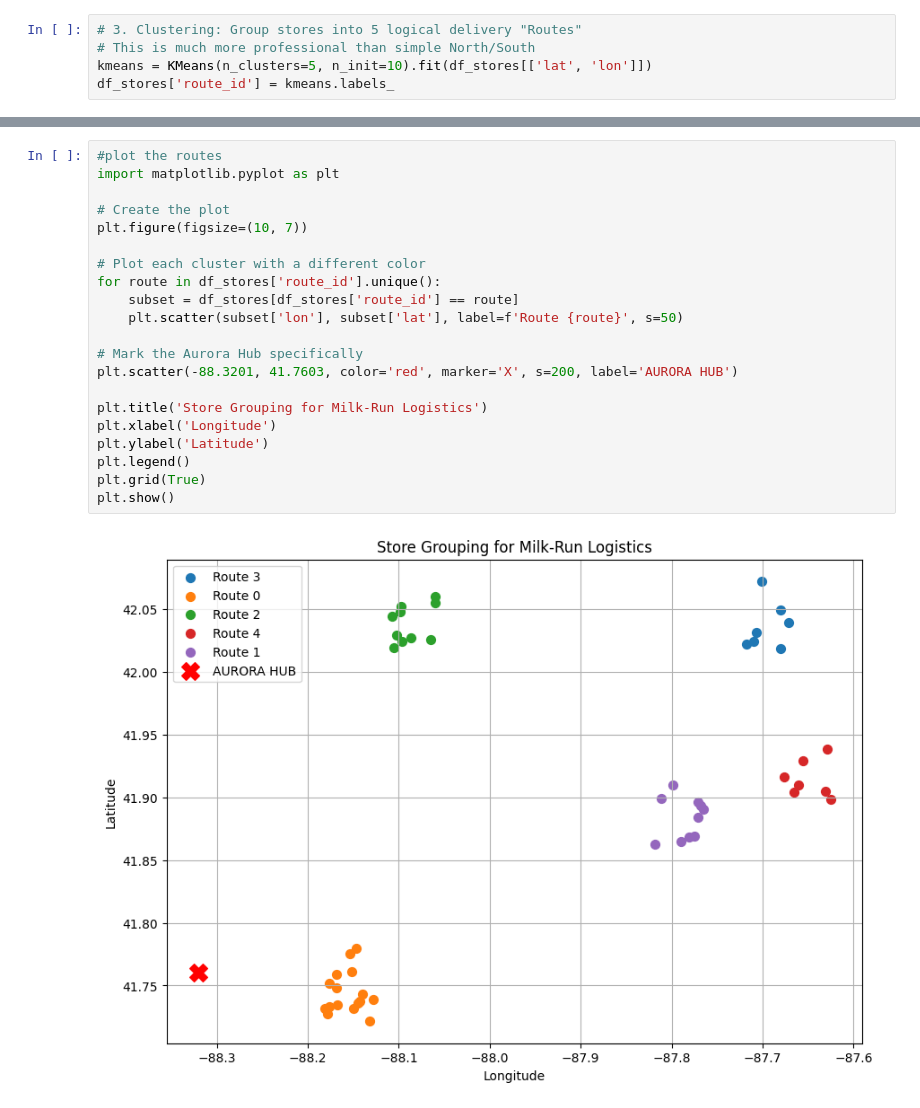
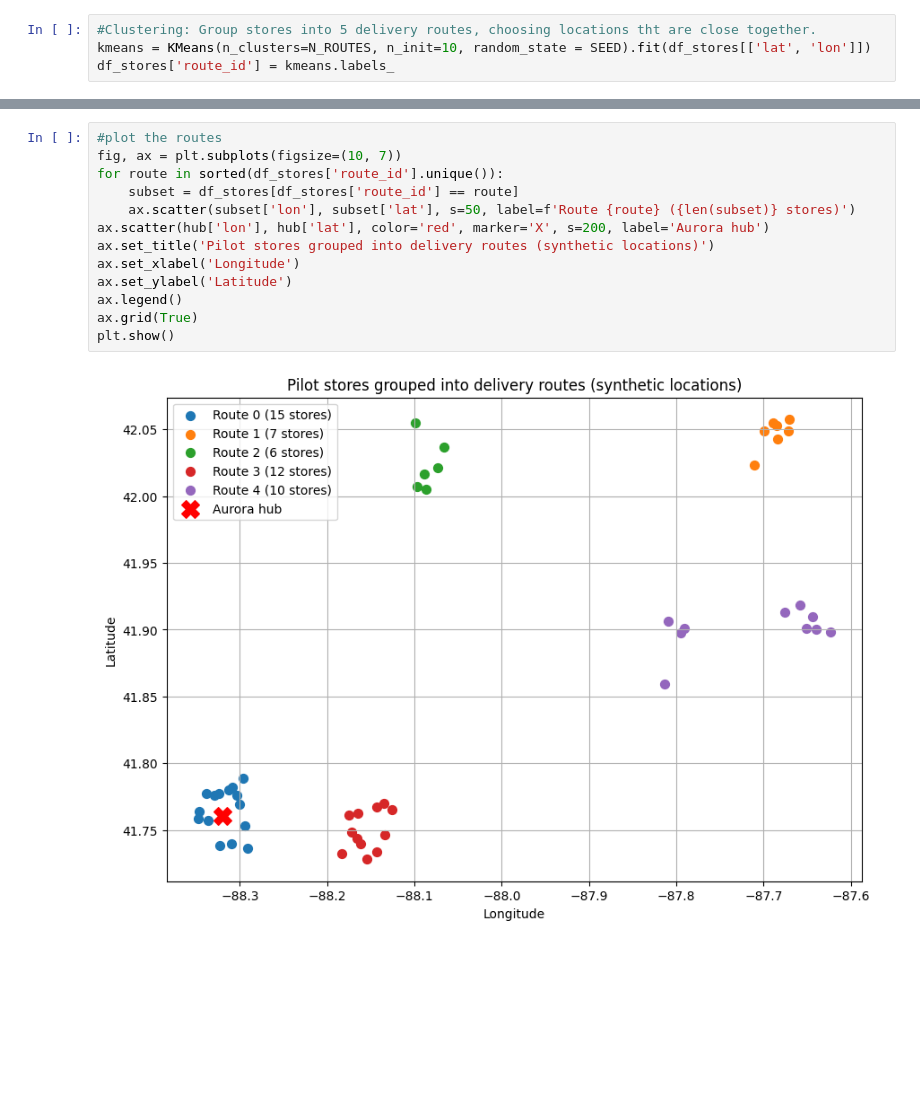
Before and after one commit to jen-drummond/chicago-reuse-detergent, a Jupyter notebook: notebooks/route_generator.ipynb, the cells around one changed output, grey strips where cells are left out. Drawn from its saved outputs; the diff is of its cells as text; blank space fills up the shorter version.

```diff
--- a/notebooks/route_generator.ipynb
+++ b/notebooks/route_generator.ipynb
@@ -37,7 +99,6 @@ print(df_stores.head())
 # %%
-# 3. Clustering: Group stores into 5 logical delivery "Routes"
-# This is much more professional than simple North/South
-kmeans = KMeans(n_clusters=5, n_init=10).fit(df_stores[['lat', 'lon']])
+#Clustering: Group stores into 5 delivery routes, choosing locations tht are close together.
+kmeans = KMeans(n_clusters=N_ROUTES, n_init=10, random_state = SEED).fit(df_stores[['lat', 'lon']])
 df_stores['route_id'] = kmeans.labels_
 # %%
 
@@ -94,23 +155,15 @@ route_id
 # %%
 #plot the routes
-import matplotlib.pyplot as plt
-
-# Create the plot
-plt.figure(figsize=(10, 7))
-
-# Plot each cluster with a different color
-for route in df_stores['route_id'].unique():
+fig, ax = plt.subplots(figsize=(10, 7))
+for route in sorted(df_stores['route_id'].unique()):
     subset = df_stores[df_stores['route_id'] == route]
-    plt.scatter(subset['lon'], subset['lat'], label=f'Route {route}', s=50)
-
-# Mark the Aurora Hub specifically
-plt.scatter(-88.3201, 41.7603, color='red', marker='X', s=200, label='AURORA HUB')
-
-plt.title('Store Grouping for Milk-Run Logistics')
-plt.xlabel('Longitude')
-plt.ylabel('Latitude')
-plt.legend()
-plt.grid(True)
+    ax.scatter(subset['lon'], subset['lat'], s=50, label=f'Route {route} ({len(subset)} stores)')
+ax.scatter(hub['lon'], hub['lat'], color='red', marker='X', s=200, label='Aurora hub')
+ax.set_title('Pilot stores grouped into delivery routes (synthetic locations)')
+ax.set_xlabel('Longitude')
+ax.set_ylabel('Latitude')
+ax.legend()
+ax.grid(True)
 plt.show()
 # %% [output]
-[figure, old version]
+[figure, new version]
```
Also changed, not shown: parts of 7 cells of this notebook, 21 other files.
